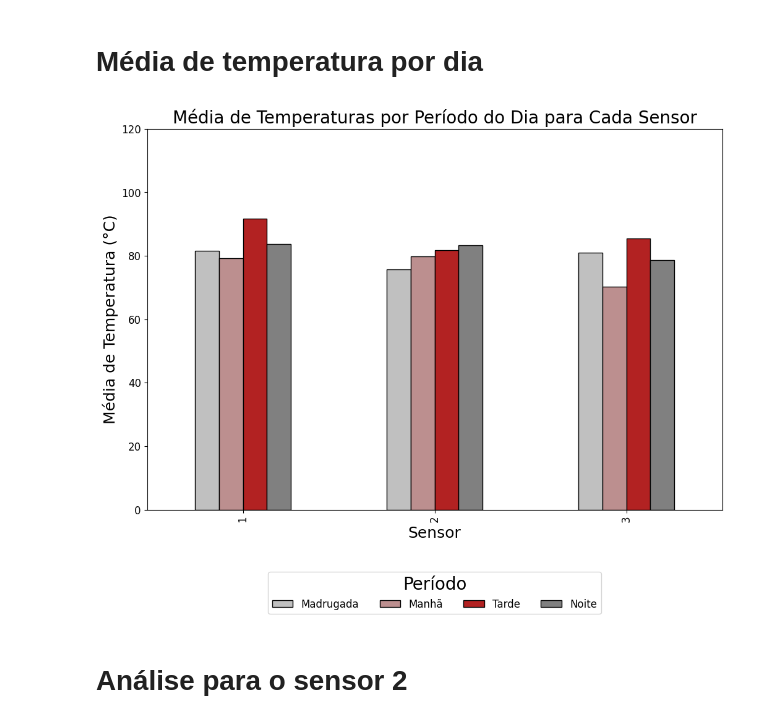
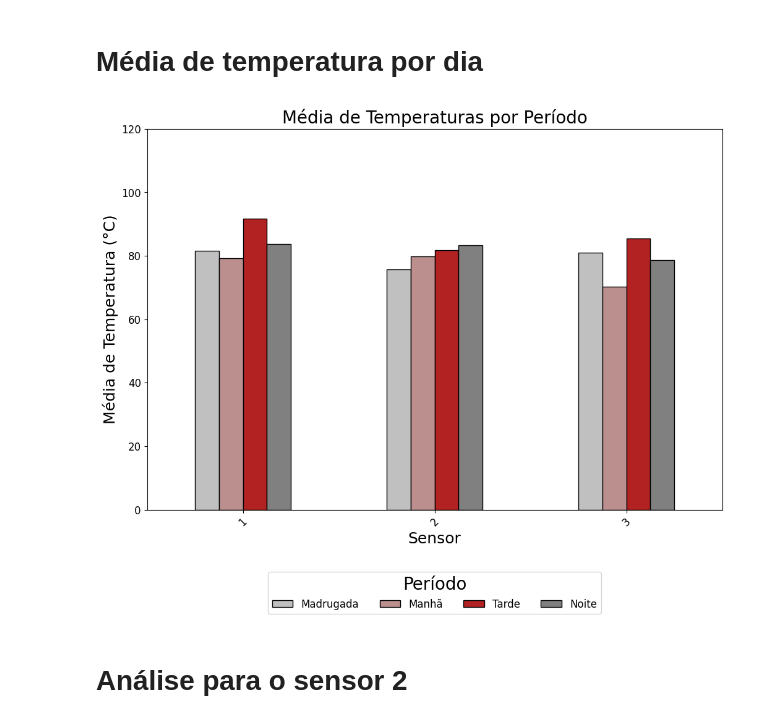
Before and after one commit to JonathanCristovao/analise-de-dados-automacao, a Jupyter notebook: analise_sensores.ipynb, the cells around one changed output. Cells and saved outputs as stored; diff of their text form; code cells hidden in the pictures.

```diff
--- a/analise_sensores.ipynb
+++ b/analise_sensores.ipynb
@@ -200,19 +200,19 @@ Interpretação: Valores acima ou abaixo dos limites do boxplot são potenciais
 # %%
 # Calcular a média de temperatura por sensor e período
 media_temperatura_periodo_sensor = df_sensores.groupby(["ID", "Período"])["Temperatura (°C)"].mean().unstack().reindex(columns=["Madrugada", "Manhã", "Tarde", "Noite"])
 
 # Criar gráfico de média de temperatura por período para cada sensor
 ax = media_temperatura_periodo_sensor.plot(kind='bar', figsize=(12, 8), color=['silver', 'rosybrown', 'firebrick', 'gray'], edgecolor='black')
-plt.title("Média de Temperaturas por Período do Dia para Cada Sensor", fontsize=20)
+plt.title("Média de Temperaturas por Período", fontsize=20)
 plt.xlabel("Sensor", fontsize=18)
 plt.ylabel("Média de Temperatura (°C)", fontsize=18)
 plt.ylim(0, 120)
-plt.xticks(fontsize=12)
+plt.xticks(rotation=45, fontsize=12)
 plt.yticks(fontsize=12)
 plt.legend(title="Período", bbox_to_anchor=(0.5, -0.15), loc='upper center', ncol=4, fontsize=12, title_fontsize=20)
 plt.show()
 # %% [output]
-[figure, old version]
+[figure, new version]
 # %% [markdown]
 # Análise para o sensor 2
 # %%
```
Also changed, not shown: parts of 1 cell of this notebook, 2 other files.
